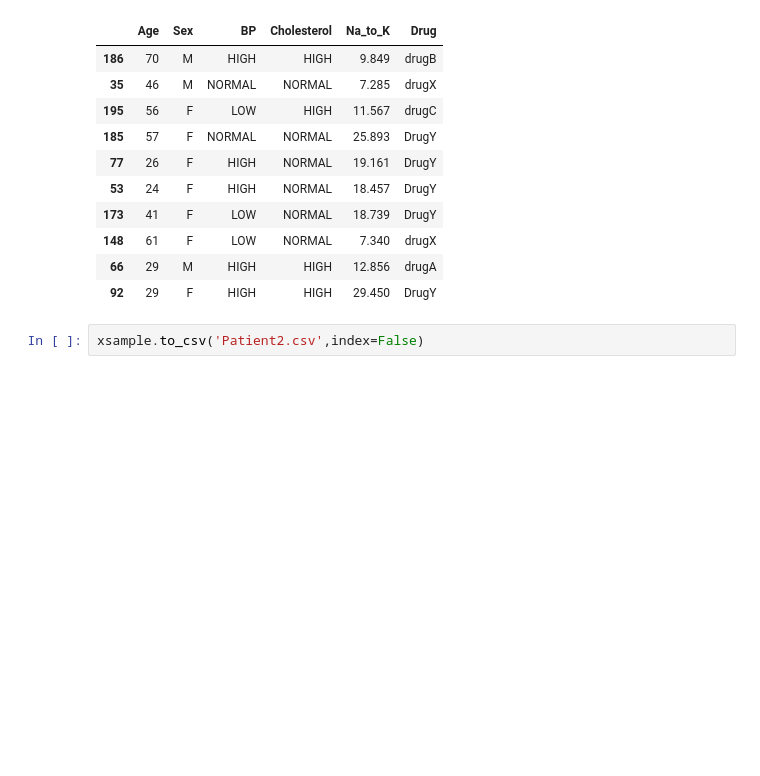
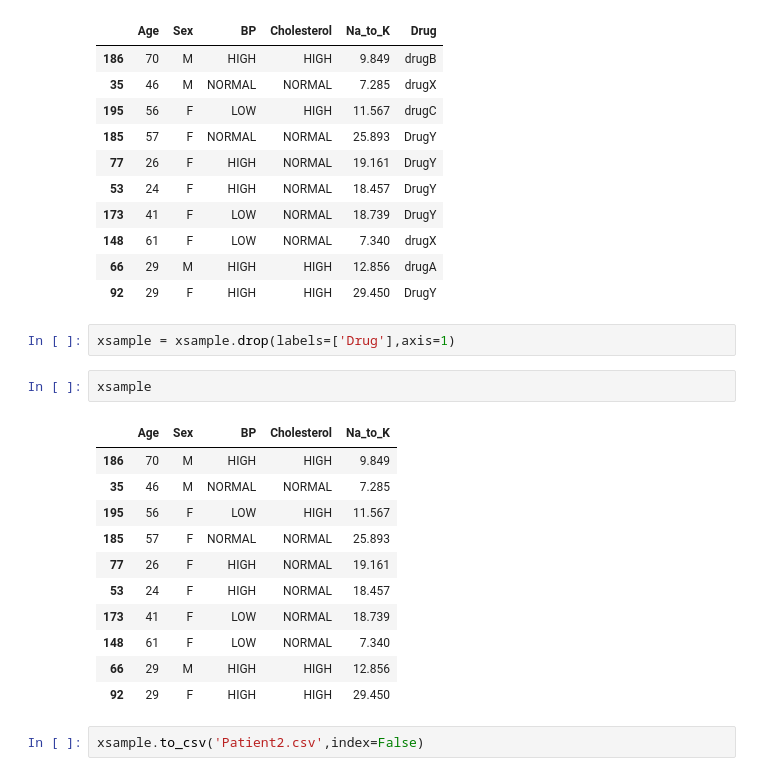
Before and after one commit to utkarshg1/Code-Repo, a Jupyter notebook: Ensemble Random Forest/RandomForest.ipynb, the cells around one changed output. Drawn from its saved outputs; the diff is of its cells as text; blank space fills up the shorter version.

```diff
--- a/Ensemble Random Forest/RandomForest.ipynb
+++ b/Ensemble Random Forest/RandomForest.ipynb
@@ -412,6 +412,22 @@ xsample
 | 148 | 61 | F | LOW | NORMAL | 7.340 | drugX |
 | 66 | 29 | M | HIGH | HIGH | 12.856 | drugA |
 | 92 | 29 | F | HIGH | HIGH | 29.450 | DrugY |
+# %%
+xsample = xsample.drop(labels=['Drug'],axis=1)
+# %%
+xsample
+# %% [output]
+|  | Age | Sex | BP | Cholesterol | Na_to_K |
+| 186 | 70 | M | HIGH | HIGH | 9.849 |
+| 35 | 46 | M | NORMAL | NORMAL | 7.285 |
+| 195 | 56 | F | LOW | HIGH | 11.567 |
+| 185 | 57 | F | NORMAL | NORMAL | 25.893 |
+| 77 | 26 | F | HIGH | NORMAL | 19.161 |
+| 53 | 24 | F | HIGH | NORMAL | 18.457 |
+| 173 | 41 | F | LOW | NORMAL | 18.739 |
+| 148 | 61 | F | LOW | NORMAL | 7.340 |
+| 66 | 29 | M | HIGH | HIGH | 12.856 |
+| 92 | 29 | F | HIGH | HIGH | 29.450 |
 # %%
 xsample.to_csv('Patient2.csv',index=False)
 # %%
```
Also changed, not shown: parts of 1 cell of this notebook, 2 other files.
